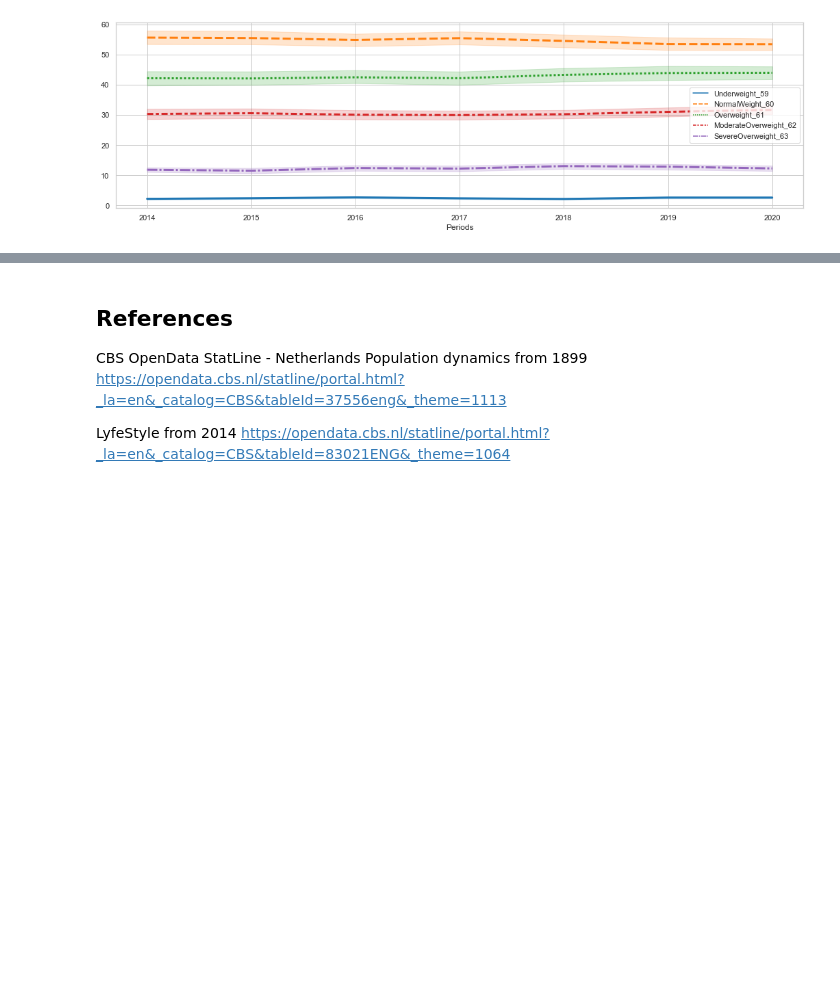
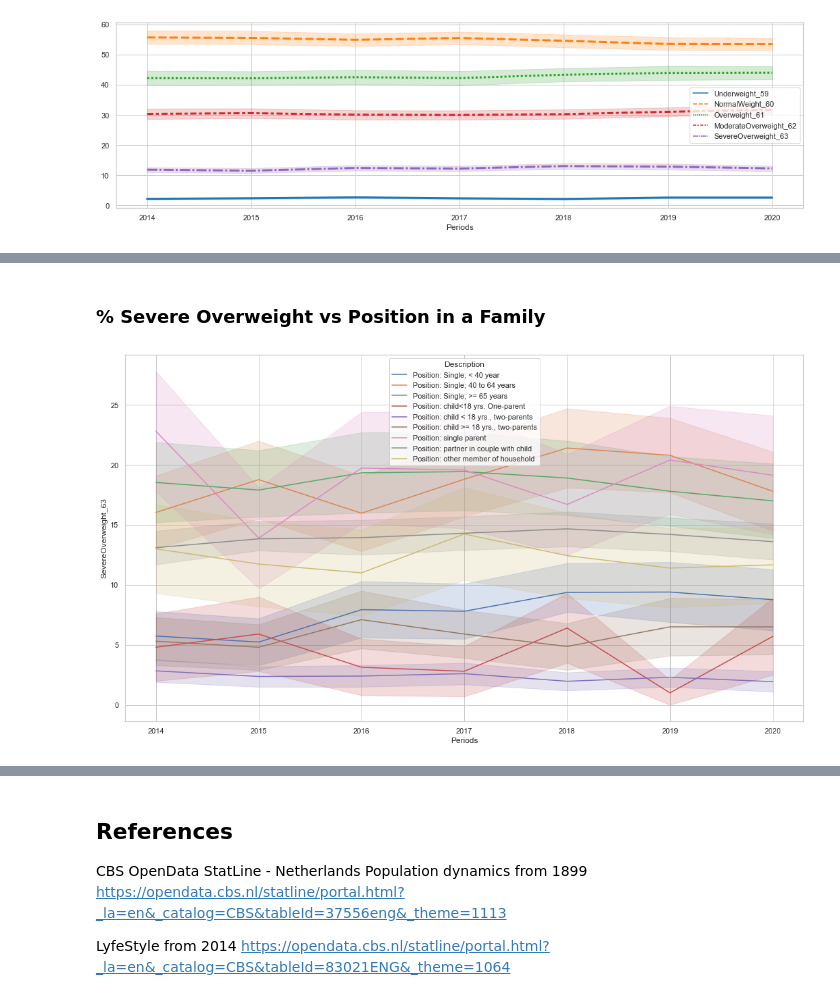
Before and after one commit to ImyPG/Solo-Project, a Jupyter notebook: Netherlands.ipynb, the cells around one changed output, grey strips where cells are left out. Drawn from its saved outputs; the diff is of its cells as text; code cells hidden in the pictures; blank space fills up the shorter version.

```diff
--- a/Netherlands.ipynb
+++ b/Netherlands.ipynb
@@ -338,0 +337,10 @@ sns.lineplot(data=temp,x='Periods', y='SevereOverweight_63',hue='Description');
+# %% [markdown]
+### % Severe Overweight vs Position in a Family
+# %%
+Position_filter = LS['Description'].str.startswith('Position:')
+temp=LS[Position_filter]
+
+plt.figure(figsize=(18,10))
+sns.lineplot(data=temp,x='Periods', y='SevereOverweight_63',hue='Description');
+# %% [output]
+[figure, added]
```
Also changed, not shown: parts of 60 cells of this notebook, 1 other file.
